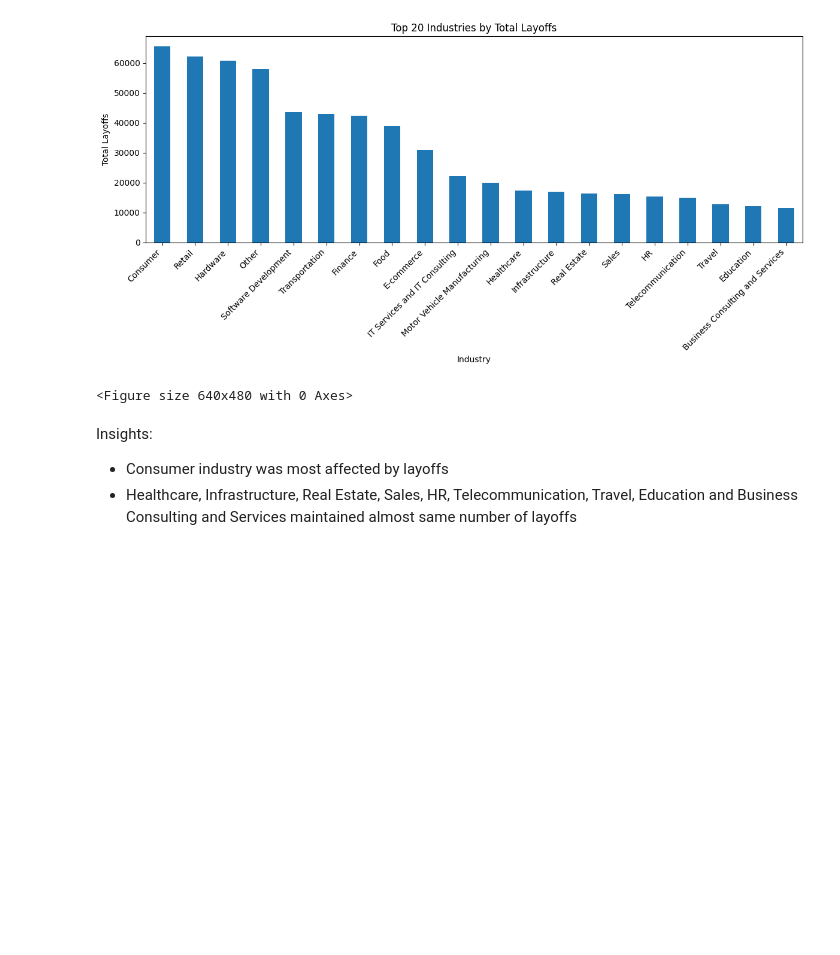
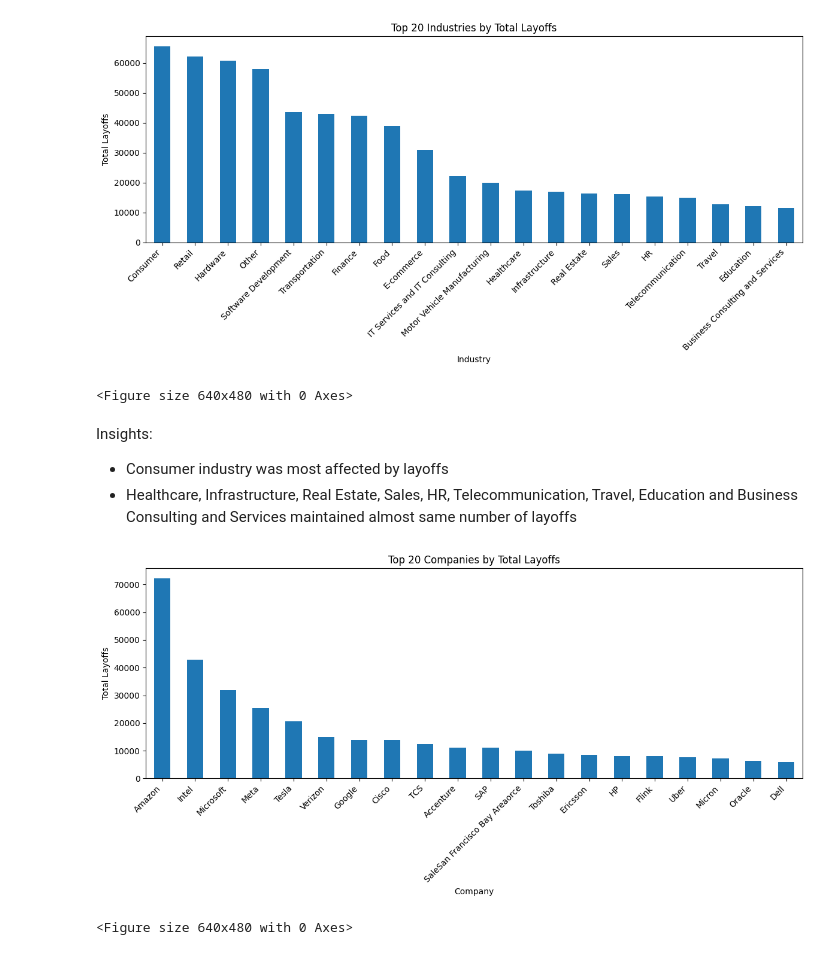
Before and after one commit to Ridima28/Global-Tech-Layoff-Analysis, a Jupyter notebook: layoff-eda.ipynb, the cells around one changed output. Saved outputs shown, nothing was run; the diff lists cells and outputs as text; code cells hidden in the pictures; blank space fills up the shorter version.

```diff
--- a/layoff-eda.ipynb
+++ b/layoff-eda.ipynb
@@ -282,3 +283,17 @@ Name: Laid_Off, dtype: float64
 Insights:
    - Consumer industry was most affected by layoffs
    - Healthcare, Infrastructure, Real Estate, Sales, HR, Telecommunication, Travel, Education and Business Consulting and Services maintained almost same number of layoffs
+# %%
+company = (df.groupby('Company')['Laid_Off'].sum().sort_values(ascending=False)).head(20)
+
+plt.figure(figsize=(12,6))
+company.plot(kind="bar")
+plt.title("Top 20 Companies by Total Layoffs")
+plt.ylabel("Total Layoffs")
+plt.xticks(rotation=45, ha="right")
+plt.tight_layout()
+plt.show()
+plt.savefig("Top 20 Companies by Total Layoffs.png")
+# %% [output]
+[figure, added]
+<Figure size 640x480 with 0 Axes>
```
Also changed, not shown: parts of 8 cells of this notebook, 3 other files.
